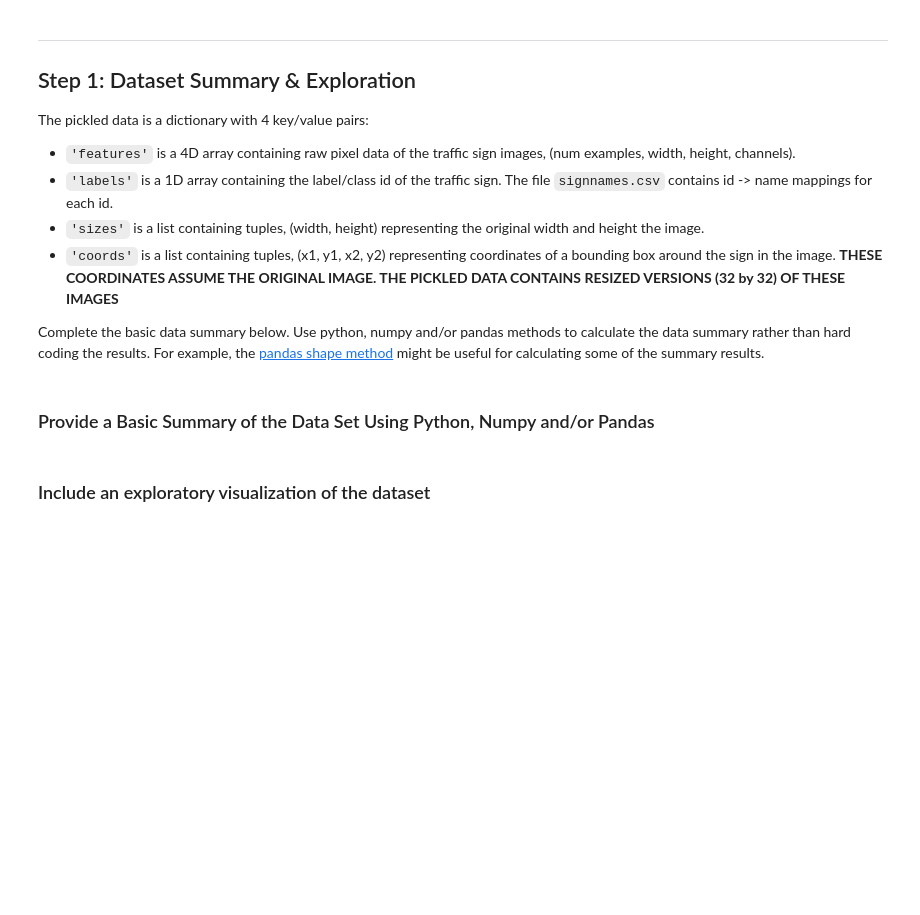
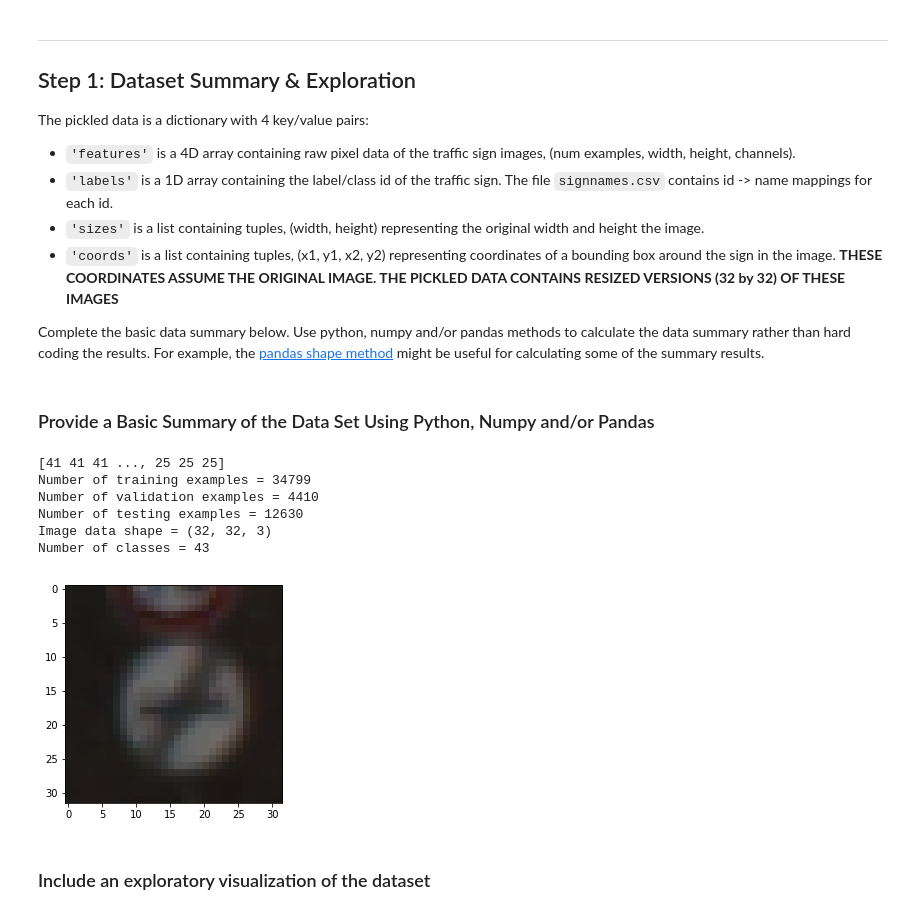
Before and after one commit to udacity/CarND-Traffic-Sign-Classifier-Project, a Jupyter notebook: Traffic_Sign_Classifier.ipynb, the cells around one changed output. Saved outputs shown, nothing was run; the diff lists cells and outputs as text; code cells hidden in the pictures; blank space fills up the shorter version.

```diff
--- a/Traffic_Sign_Classifier.ipynb
+++ b/Traffic_Sign_Classifier.ipynb
@@ -22,12 +22,13 @@ The [rubric](https://review.udacity.com/#!/rubrics/481/view) contains "Stand Out
 # %%
 # Load pickled data
 import pickle
+import tensorflow as tf
 
 # TODO: Fill this in based on where you saved the training and testing data
 
-training_file = ?
-validation_file=?
-testing_file = ?
+training_file = './data/train.p'
+validation_file= './data/valid.p'
+testing_file = './data/test.p'
 
 with open(training_file, mode='rb') as f:
     train = pickle.load(f)
@@ -57,26 +58,41 @@ Complete the basic data summary below. Use python, numpy and/or pandas methods t
 # %%
 ### Replace each question mark with the appropriate value.
 ### Use python, pandas or numpy methods rather than hard coding the results
 
+import matplotlib.pyplot as plt
+
 # TODO: Number of training examples
-n_train = ?
+n_train = len(X_train)
 
 # TODO: Number of validation examples
-n_validation = ?
+n_validation = len(X_valid)
 
 # TODO: Number of testing examples.
-n_test = ?
+n_test = len(X_test)
 
 # TODO: What's the shape of an traffic sign image?
-image_shape = ?
+train_img = X_train[0]
+plt.imshow(train_img)
+img_shape = train_img.shape
 
 # TODO: How many unique classes/labels there are in the dataset.
-n_classes = ?
+img_classes = dict.fromkeys(y_train)
+print(y_train)
+n_classes = len(img_classes)
 
 print("Number of training examples =", n_train)
+print("Number of validation examples =", n_validation)
 print("Number of testing examples =", n_test)
-print("Image data shape =", image_shape)
+print("Image data shape =", img_shape)
 print("Number of classes =", n_classes)
+# %% [output]
+[41 41 41 ..., 25 25 25]
+Number of training examples = 34799
+Number of validation examples = 4410
+Number of testing examples = 12630
+Image data shape = (32, 32, 3)
+Number of classes = 43
+[figure, added]
 # %% [markdown]
 ### Include an exploratory visualization of the dataset
 # %% [markdown]
```
Also changed, not shown: parts of 13 cells of this notebook, 16 other files.
